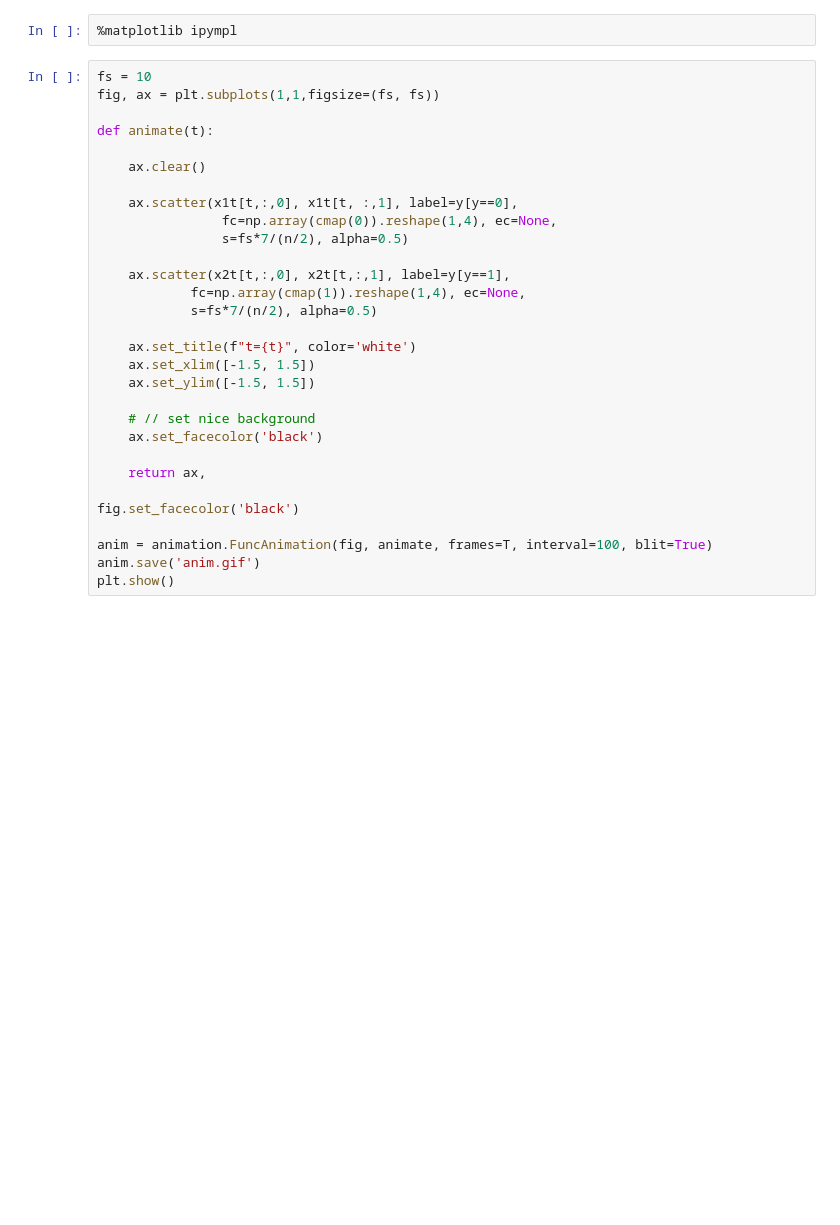
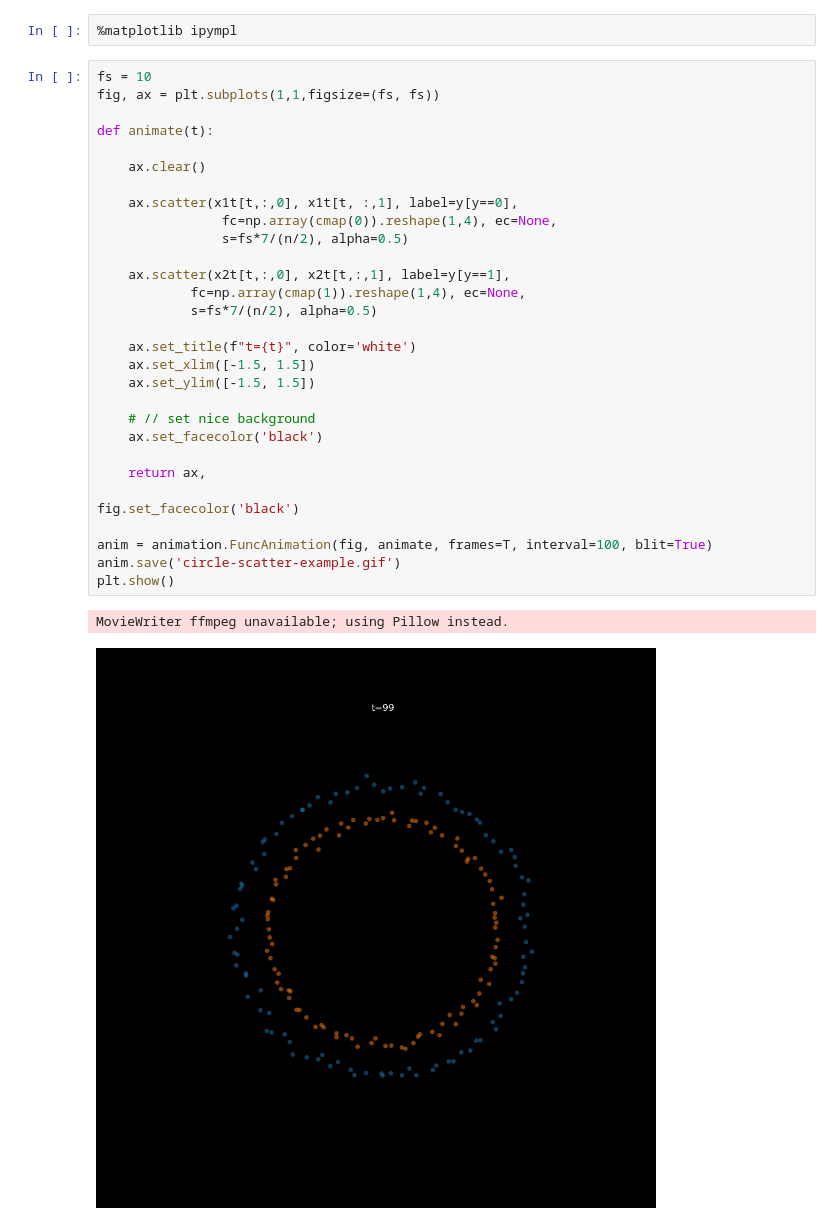
Before and after one commit to caspervanengelenburg/visualization-in-python, a Jupyter notebook: NB-scatterplot-animation.ipynb, the cells around one changed output. Saved outputs shown, nothing was run; the diff lists cells and outputs as text; blank space fills up the shorter version.

```diff
--- a/NB-scatterplot-animation.ipynb
+++ b/NB-scatterplot-animation.ipynb
@@ -149,30 +149,33 @@ xs = [x1t, x2t]
 # %%
 fs = 10
 fig, ax = plt.subplots(1,1,figsize=(fs, fs))
 
 def animate(t):
 
     ax.clear()
 
     ax.scatter(x1t[t,:,0], x1t[t, :,1], label=y[y==0],
                 fc=np.array(cmap(0)).reshape(1,4), ec=None,
                 s=fs*7/(n/2), alpha=0.5)
 
     ax.scatter(x2t[t,:,0], x2t[t,:,1], label=y[y==1],
             fc=np.array(cmap(1)).reshape(1,4), ec=None,
             s=fs*7/(n/2), alpha=0.5)
 
     ax.set_title(f"t={t}", color='white')
     ax.set_xlim([-1.5, 1.5])
     ax.set_ylim([-1.5, 1.5])
 
     # // set nice background
     ax.set_facecolor('black')
 
     return ax,
 
 fig.set_facecolor('black')
 
 anim = animation.FuncAnimation(fig, animate, frames=T, interval=100, blit=True)
-anim.save('anim.gif')
+anim.save('circle-scatter-example.gif')
 plt.show()
+# %% [output]
+MovieWriter ffmpeg unavailable; using Pillow instead.
+[figure, added]
```
